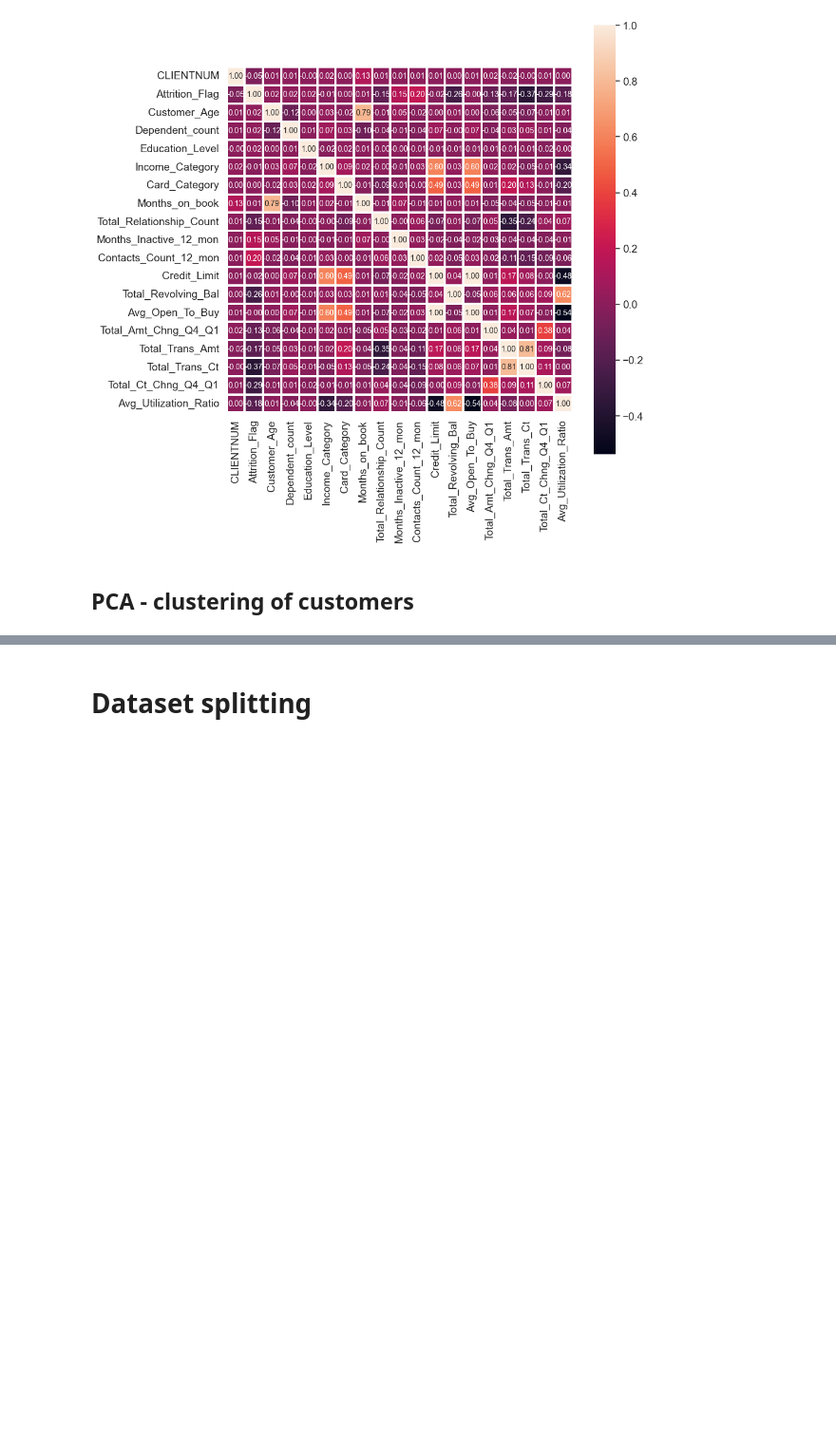
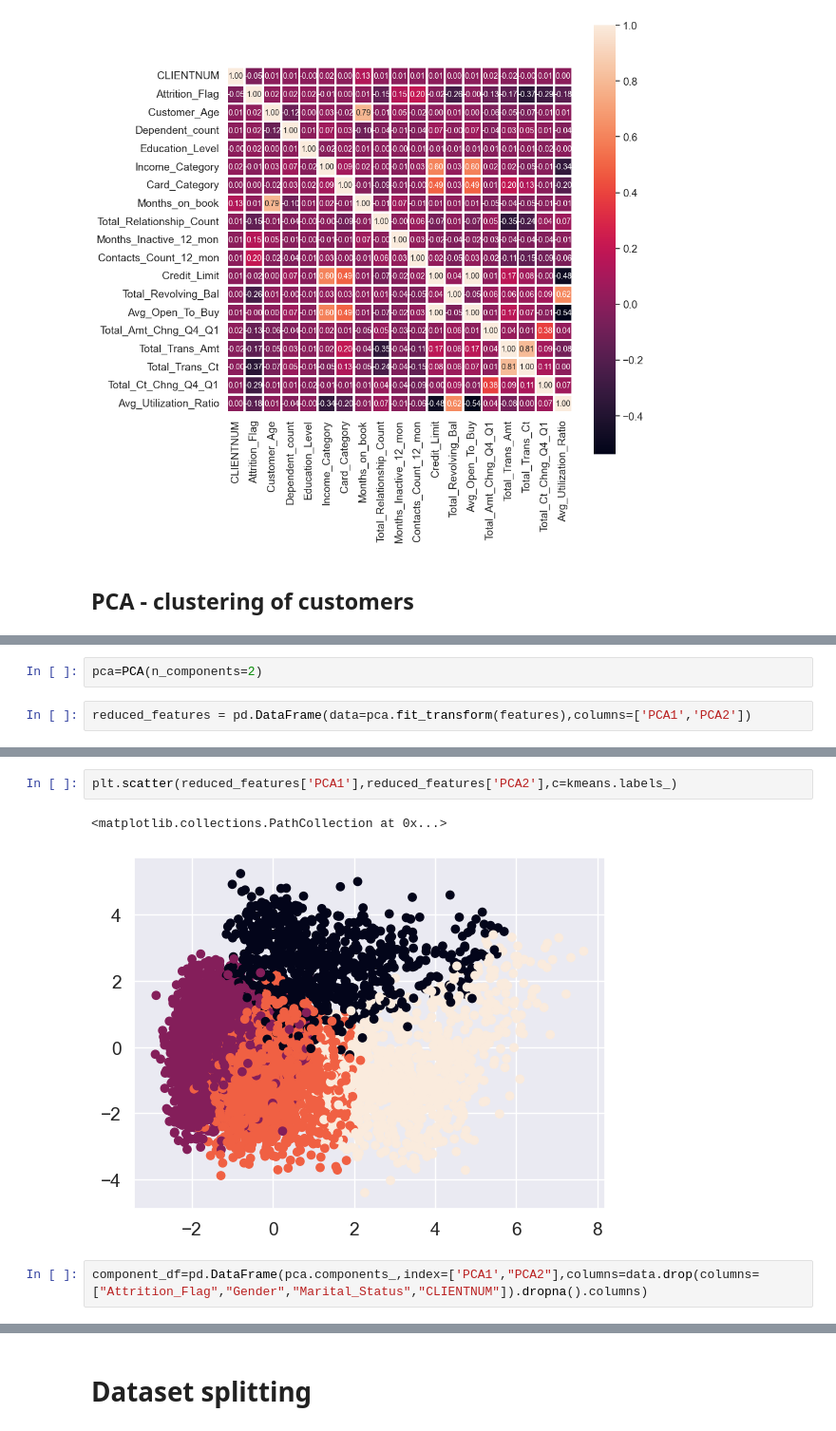
Before and after one commit to kasiadybcio/Credit_card, a Jupyter notebook: eda.ipynb, the cells around one changed output, grey strips where cells are left out. Shown at 95% size. Cells and saved outputs as stored; diff of their text form; blank space fills up the shorter version.

```diff
--- a/eda.ipynb
+++ b/eda.ipynb
@@ -678,0 +760,4 @@ to do
+# %%
+pca=PCA(n_components=2)
+# %%
+reduced_features = pd.DataFrame(data=pca.fit_transform(features),columns=['PCA1','PCA2'])
@@ -678,0 +780,7 @@ to do
+# %%
+plt.scatter(reduced_features['PCA1'],reduced_features['PCA2'],c=kmeans.labels_)
+# %% [output]
+<matplotlib.collections.PathCollection at 0x...>
+[figure, added]
+# %%
+component_df=pd.DataFrame(pca.components_,index=['PCA1',"PCA2"],columns=data.drop(columns=["Attrition_Flag","Gender","Marital_Status","CLIENTNUM"]).dropna().columns)
```
Also changed, not shown: parts of 20 cells of this notebook.
